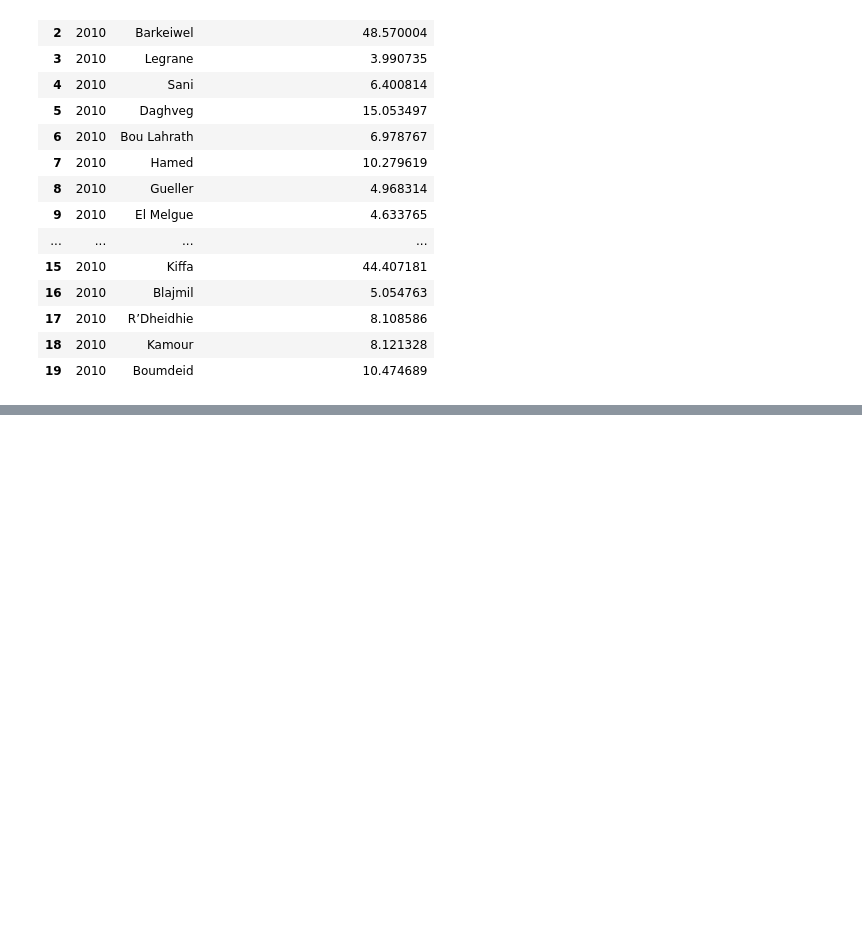
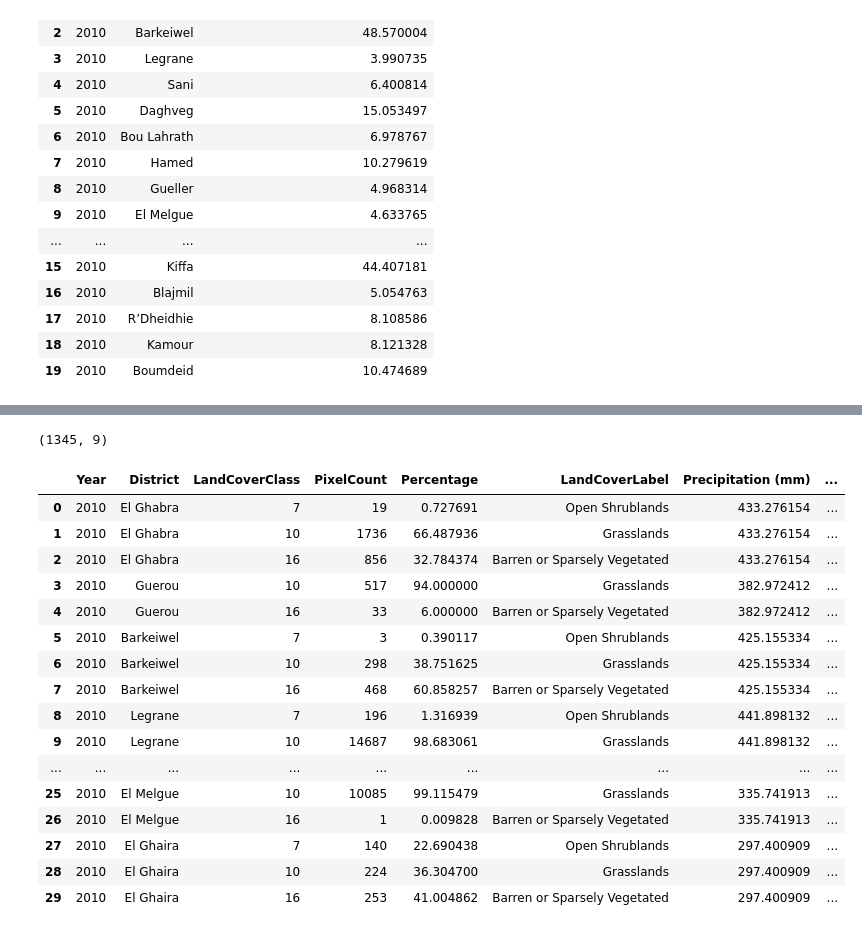
Before and after one commit to frenicohansen/okegaz-g20, a Jupyter notebook: backend/EDA/EDA.ipynb, the cells around one changed output, grey strips where cells are left out. Cells and saved outputs as stored; diff of their text form; code cells hidden in the pictures; blank space fills up the shorter version.

```diff
--- a/backend/EDA/EDA.ipynb
+++ b/backend/EDA/EDA.ipynb
@@ -589,0 +590,4 @@ The `ci` parameter is deprecated. Use `errorbar=None` for the same effect.
+# %%
+# combine
+
+combined_3_df = combined_2_df.merge(pop_interpolated_df, on=["Year", "District"], how="inner")
@@ -589,0 +614,4 @@ The `ci` parameter is deprecated. Use `errorbar=None` for the same effect.
+# %%
+combined_3_df.shape
+# %% [output]
+(1345, 9)
@@ -589,0 +622,20 @@ The `ci` parameter is deprecated. Use `errorbar=None` for the same effect.
+# %%
+combined_3_df.head(30)
+# %% [output]
+|  | Year | District | LandCoverClass | PixelCount | Percentage | LandCoverLabel | Precipitation (mm) | ... |
+| 0 | 2010 | El Ghabra | 7 | 19 | 0.727691 | Open Shrublands | 433.276154 | ... |
+| 1 | 2010 | El Ghabra | 10 | 1736 | 66.487936 | Grasslands | 433.276154 | ... |
+| 2 | 2010 | El Ghabra | 16 | 856 | 32.784374 | Barren or Sparsely Vegetated | 433.276154 | ... |
+| 3 | 2010 | Guerou | 10 | 517 | 94.000000 | Grasslands | 382.972412 | ... |
+| 4 | 2010 | Guerou | 16 | 33 | 6.000000 | Barren or Sparsely Vegetated | 382.972412 | ... |
+| 5 | 2010 | Barkeiwel | 7 | 3 | 0.390117 | Open Shrublands | 425.155334 | ... |
+| 6 | 2010 | Barkeiwel | 10 | 298 | 38.751625 | Grasslands | 425.155334 | ... |
+| 7 | 2010 | Barkeiwel | 16 | 468 | 60.858257 | Barren or Sparsely Vegetated | 425.155334 | ... |
+| 8 | 2010 | Legrane | 7 | 196 | 1.316939 | Open Shrublands | 441.898132 | ... |
+| 9 | 2010 | Legrane | 10 | 14687 | 98.683061 | Grasslands | 441.898132 | ... |
+| ... | ... | ... | ... | ... | ... | ... | ... | ... |
+| 25 | 2010 | El Melgue | 10 | 10085 | 99.115479 | Grasslands | 335.741913 | ... |
+| 26 | 2010 | El Melgue | 16 | 1 | 0.009828 | Barren or Sparsely Vegetated | 335.741913 | ... |
+| 27 | 2010 | El Ghaira | 7 | 140 | 22.690438 | Open Shrublands | 297.400909 | ... |
+| 28 | 2010 | El Ghaira | 10 | 224 | 36.304700 | Grasslands | 297.400909 | ... |
+| 29 | 2010 | El Ghaira | 16 | 253 | 41.004862 | Barren or Sparsely Vegetated | 297.400909 | ... |
```
Also changed, not shown: parts of 4 cells of this notebook, 4 other files.
